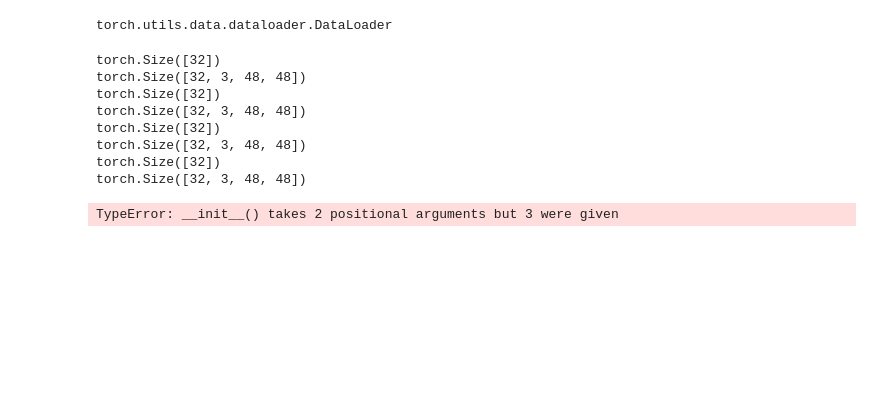
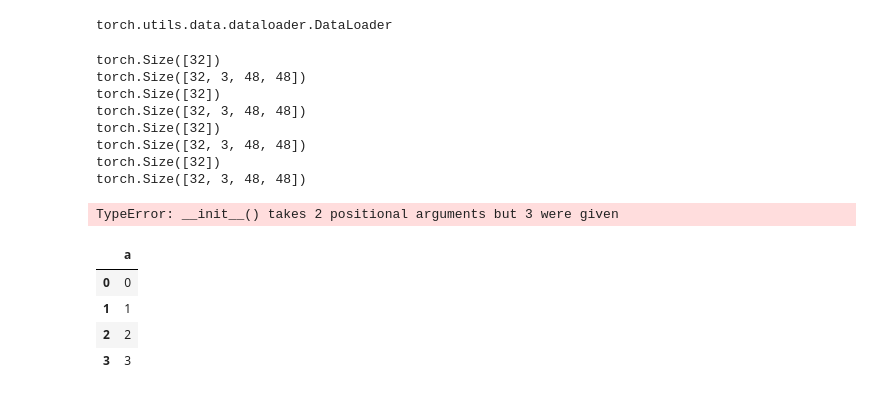
Before and after one commit to rafaelfabri/PDI-GAN, a Jupyter notebook: SRGAN/src/teste-jupyter.ipynb, the cells around one changed output. Cells and saved outputs as stored; diff of their text form; code cells hidden in the pictures; blank space fills up the shorter version.

```diff
--- a/SRGAN/src/teste-jupyter.ipynb
+++ b/SRGAN/src/teste-jupyter.ipynb
@@ -95,0 +94,9 @@ dataloae
+# %%
+import pandas as pd
+pd.DataFrame.from_dict({'a':[0,1,2,3]}, orient='columns')
+# %% [output]
+|  | a |
+| 0 | 0 |
+| 1 | 1 |
+| 2 | 2 |
+| 3 | 3 |
```
Also changed, not shown: parts of 1 cell of this notebook, 6 other files.
